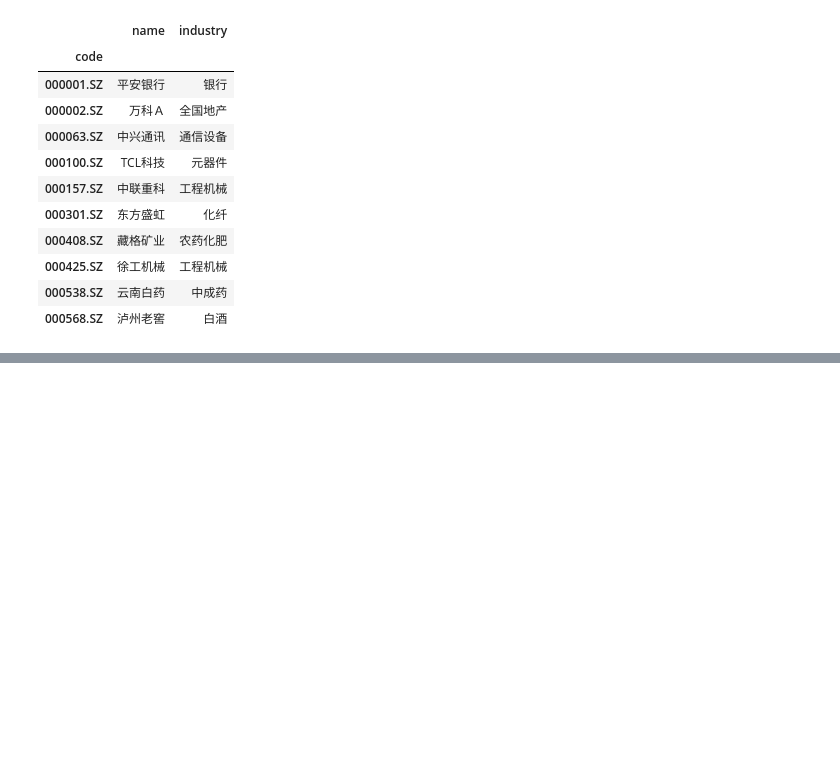
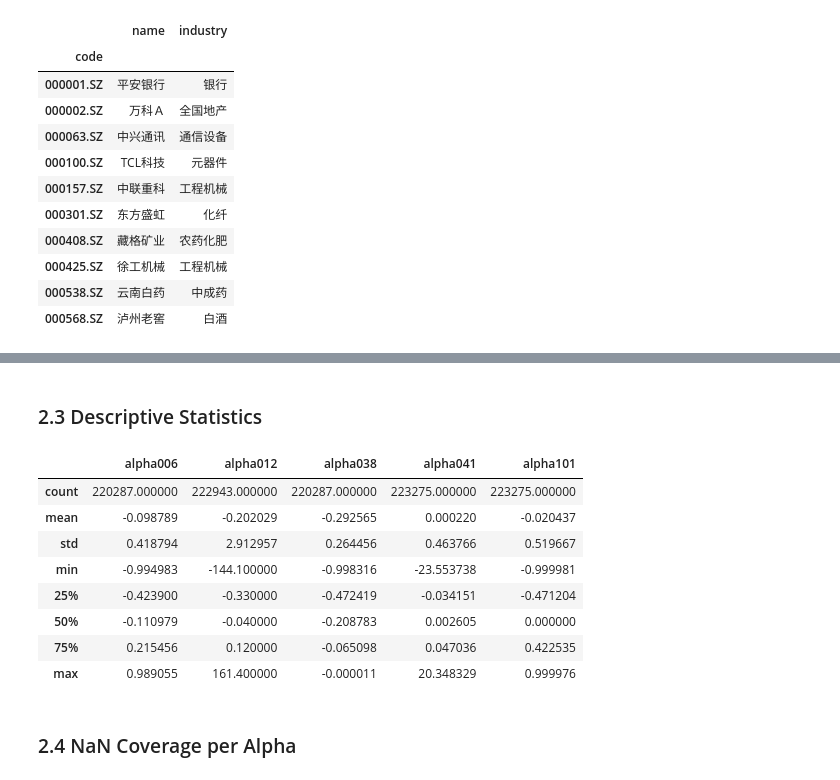
Before and after one commit to Parsnip77/Multi-factor-Model-for-Stock-Selection, a Jupyter notebook: notebooks/explore.ipynb, the cells around one changed output, grey strips where cells are left out. Drawn from its saved outputs; the diff is of its cells as text; code cells hidden in the pictures; blank space fills up the shorter version.

```diff
--- a/notebooks/explore.ipynb
+++ b/notebooks/explore.ipynb
@@ -111,0 +238,16 @@ print(df_mv.isnull().sum())
+# %% [markdown]
+### 2.3 Descriptive Statistics
+# %%
+df_alphas.describe()
+# %% [output]
+|  | alpha006 | alpha012 | alpha038 | alpha041 | alpha101 |
+| count | 220287.000000 | 222943.000000 | 220287.000000 | 223275.000000 | 223275.000000 |
+| mean | -0.098789 | -0.202029 | -0.292565 | 0.000220 | -0.020437 |
+| std | 0.418794 | 2.912957 | 0.264456 | 0.463766 | 0.519667 |
+| min | -0.994983 | -144.100000 | -0.998316 | -23.553738 | -0.999981 |
+| 25% | -0.423900 | -0.330000 | -0.472419 | -0.034151 | -0.471204 |
+| 50% | -0.110979 | -0.040000 | -0.208783 | 0.002605 | 0.000000 |
+| 75% | 0.215456 | 0.120000 | -0.065098 | 0.047036 | 0.422535 |
+| max | 0.989055 | 161.400000 | -0.000011 | 20.348329 | 0.999976 |
+# %% [markdown]
+### 2.4 NaN Coverage per Alpha
```
Also changed, not shown: parts of 25 cells of this notebook, 2 other files.
